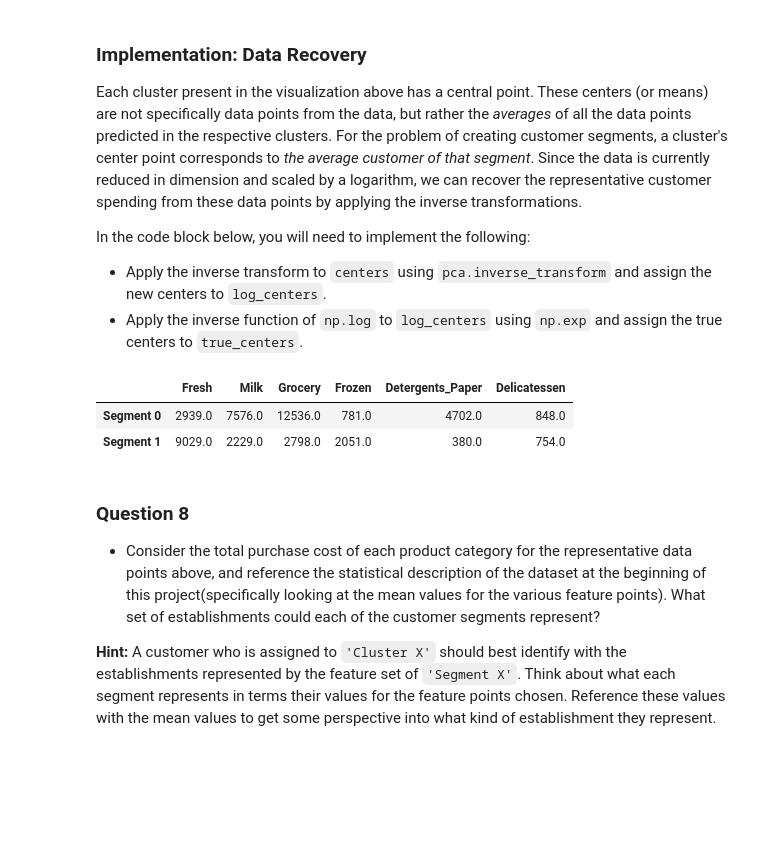
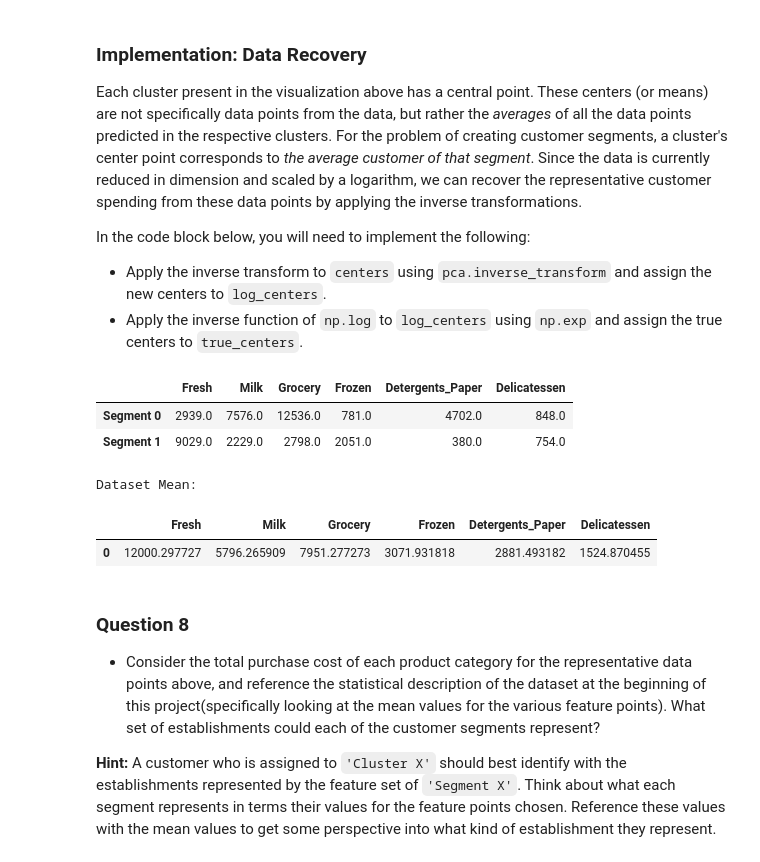
Before and after one commit to lukas235/mlnd, a Jupyter notebook: customer_segments/customer_segments.ipynb, the cells around one changed output. Saved outputs shown, nothing was run; the diff lists cells and outputs as text; code cells hidden in the pictures; blank space fills up the shorter version.

```diff
--- a/customer_segments/customer_segments.ipynb
+++ b/customer_segments/customer_segments.ipynb
@@ -127,3 +127,14 @@ score = regressor.score(X_test, y_test)
 score
 # %% [output]
 0.27166698062685013
+# %%
+# Run regressor multiple times without random state to get a more stable result for R^2
+scores = []
+for i in range(10):
+    # Create a decision tree regressor and fit it to the training set
+    regressor = DecisionTreeRegressor().fit(X_train, y_train)
+
+    # Report the score of the prediction using the testing set
+    score = regressor.score(X_test, y_test)
+    scores.append(score)
+np.array(scores).mean()
@@ -636,19 +616,24 @@ In the code block below, you will need to implement the following:
 # %%
 # Inverse transform the centers
 log_centers = pca.inverse_transform(centers)
 
 # Exponentiate the centers
 true_centers = np.exp(log_centers)
 
 # Display the true centers
 segments = ['Segment {}'.format(i) for i in range(0,len(centers))]
 true_centers = pd.DataFrame(np.round(true_centers), columns = data.keys())
 true_centers.index = segments
 display(true_centers)
+print("\nDataset Mean:")
+display(pd.DataFrame(data.mean()).transpose())
 # %% [output]
 |  | Fresh | Milk | Grocery | Frozen | Detergents_Paper | Delicatessen |
 | Segment 0 | 2939.0 | 7576.0 | 12536.0 | 781.0 | 4702.0 | 848.0 |
 | Segment 1 | 9029.0 | 2229.0 | 2798.0 | 2051.0 | 380.0 | 754.0 |
+Dataset Mean:
+|  | Fresh | Milk | Grocery | Frozen | Detergents_Paper | Delicatessen |
+| 0 | 12000.297727 | 5796.265909 | 7951.277273 | 3071.931818 | 2881.493182 | 1524.870455 |
 # %% [markdown]
 ### Question 8
 
```
Also changed, not shown: parts of 10 cells of this notebook, 1 other file.
